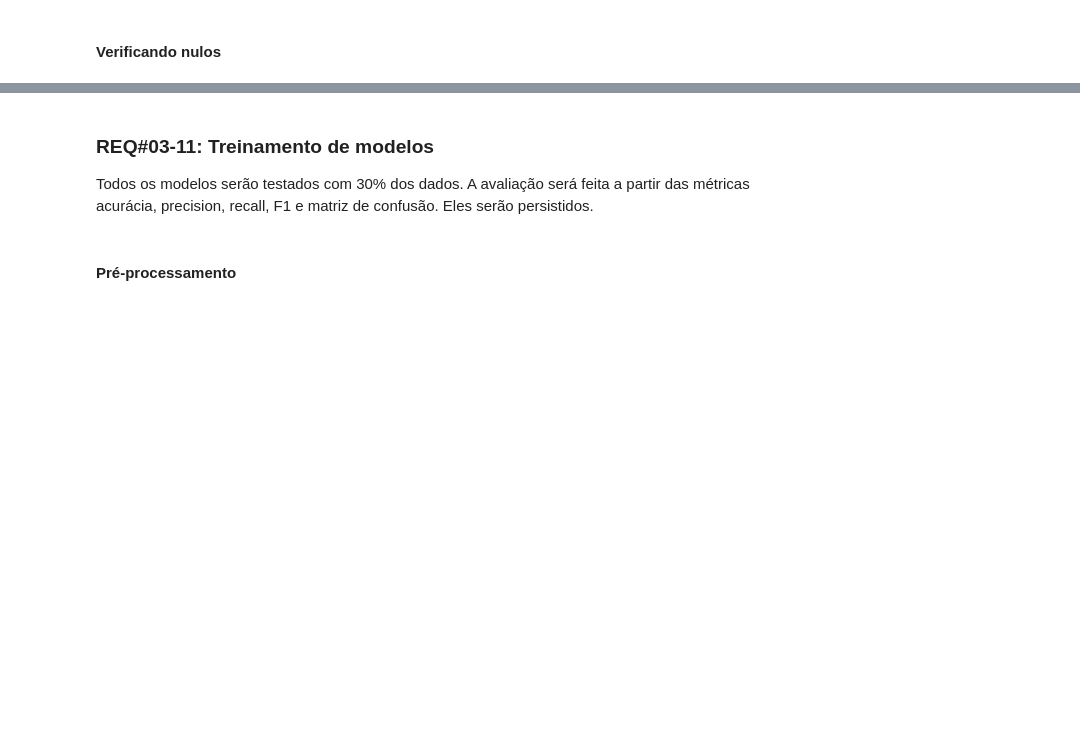
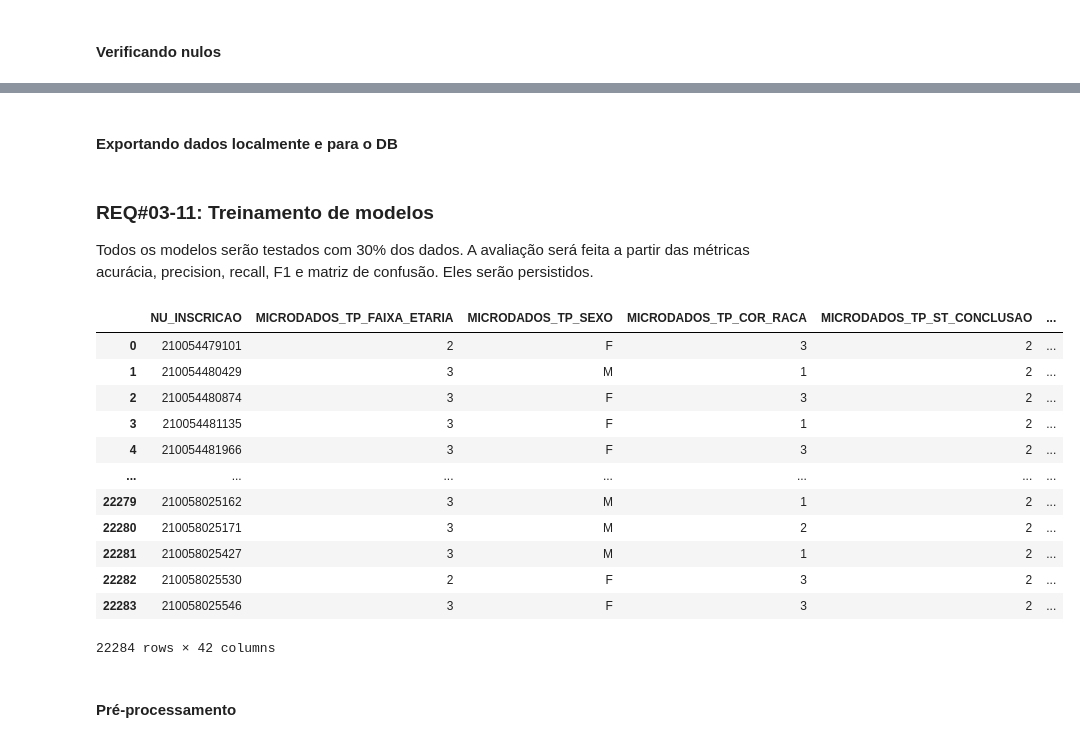
Before and after one commit to jv-porto/projeto-analise-habitos-estudo-enem, a Jupyter notebook: projeto.ipynb, the cells around one changed output, grey strips where cells are left out. Drawn from its saved outputs; the diff is of its cells as text; code cells hidden in the pictures; blank space fills up the shorter version.

Commit message:
Adição de novas variáveis e processos de pré-processamento dos dados (filtragem)

```diff
--- a/projeto.ipynb
+++ b/projeto.ipynb
@@ -497,0 +455,9 @@ with db_connection() as conn, db_cursor(conn) as cursor:
+# %%
+with db_connection() as conn, conn.cursor() as cursor:
+    query = '''
+        SELECT *
+        FROM projeto_enem.aggregated_data;
+    '''
+    cursor.execute(query)
+    data = cursor.fetchall()
+    columns = [desc[0] for desc in cursor.description]
@@ -551,5 +520,5 @@ Intel(R) Extension for Scikit-learn* enabled (https://github.com/intel/scikit-le
 # %%
-with db_connection() as conn, db_cursor(conn) as cursor:
+with db_connection() as conn, conn.cursor() as cursor:
     cursor.execute('SELECT * FROM projeto_enem.microdados;')
     microdados_data = cursor.fetchall()
     microdados_columns = tuple(desc[0] for desc in cursor.description)
@@ -561,13 +528,13 @@ KeyboardInterrupt:
 # %%
-with db_connection() as conn, db_cursor(conn) as cursor:
-    cursor.execute('SELECT * FROM projeto_enem.quest_hab;')
-    quest_hab_data = cursor.fetchall()
-    quest_hab_columns = tuple(desc[0] for desc in cursor.description)
+with db_connection() as conn, conn.cursor() as cursor:
+    cursor.execute('SELECT * FROM projeto_enem.hab_estudo;')
+    hab_estudo_data = cursor.fetchall()
+    hab_estudo_columns = tuple(desc[0] for desc in cursor.description)
 
-quest_hab_df = pd.DataFrame(quest_hab_data, columns=quest_hab_columns).set_index('ID', drop=True)
-quest_hab_df
+hab_estudo_df = pd.DataFrame(hab_estudo_data, columns=hab_estudo_columns).set_index('ID', drop=True)
+hab_estudo_df
 # %%
-with db_connection() as conn, db_cursor(conn) as cursor:
+with db_connection() as conn, conn.cursor() as cursor:
     cursor.execute('SELECT * FROM projeto_enem.aggregated_data;')
     aggregated_data = cursor.fetchall()
     aggregated_columns = tuple(desc[0] for desc in cursor.description)
@@ -623,0 +876,2 @@ NameError: name 'microdados_df' is not defined
+# %% [markdown]
+#### Exportando dados localmente e para o DB
@@ -625,6 +946,28 @@ NameError: name 'microdados_df' is not defined
 ### **REQ#03-11: Treinamento de modelos**
 
 Todos os modelos serão testados com 30% dos dados. A avaliação será feita a partir das métricas acurácia, precision, recall, F1 e matriz de confusão. Eles serão persistidos.
+# %%
+with db_connection() as conn, conn.cursor() as cursor:
+    cursor.execute('SELECT * FROM projeto_enem.filtered_aggregated_data;')
+    filtered_aggregated_data = cursor.fetchall()
+    filtered_aggregated_columns = tuple(desc[0] for desc in cursor.description)
+
+filtered_aggregated_df = pd.DataFrame(filtered_aggregated_data, columns=filtered_aggregated_columns)
+filtered_aggregated_df
+# %% [output]
+|  | NU_INSCRICAO | MICRODADOS_TP_FAIXA_ETARIA | MICRODADOS_TP_SEXO | MICRODADOS_TP_COR_RACA | MICRODADOS_TP_ST_CONCLUSAO | ... |
+| 0 | 210054479101 | 2 | F | 3 | 2 | ... |
+| 1 | 210054480429 | 3 | M | 1 | 2 | ... |
+| 2 | 210054480874 | 3 | F | 3 | 2 | ... |
+| 3 | 210054481135 | 3 | F | 1 | 2 | ... |
+| 4 | 210054481966 | 3 | F | 3 | 2 | ... |
+| ... | ... | ... | ... | ... | ... | ... |
+| 22279 | 210058025162 | 3 | M | 1 | 2 | ... |
+| 22280 | 210058025171 | 3 | M | 2 | 2 | ... |
+| 22281 | 210058025427 | 3 | M | 1 | 2 | ... |
+| 22282 | 210058025530 | 2 | F | 3 | 2 | ... |
+| 22283 | 210058025546 | 3 | F | 3 | 2 | ... |
+22284 rows × 42 columns
 # %% [markdown]
 #### **Pré-processamento**
 # %% [markdown]
```
Also changed, not shown: parts of 40 cells of this notebook, 2 other files.
